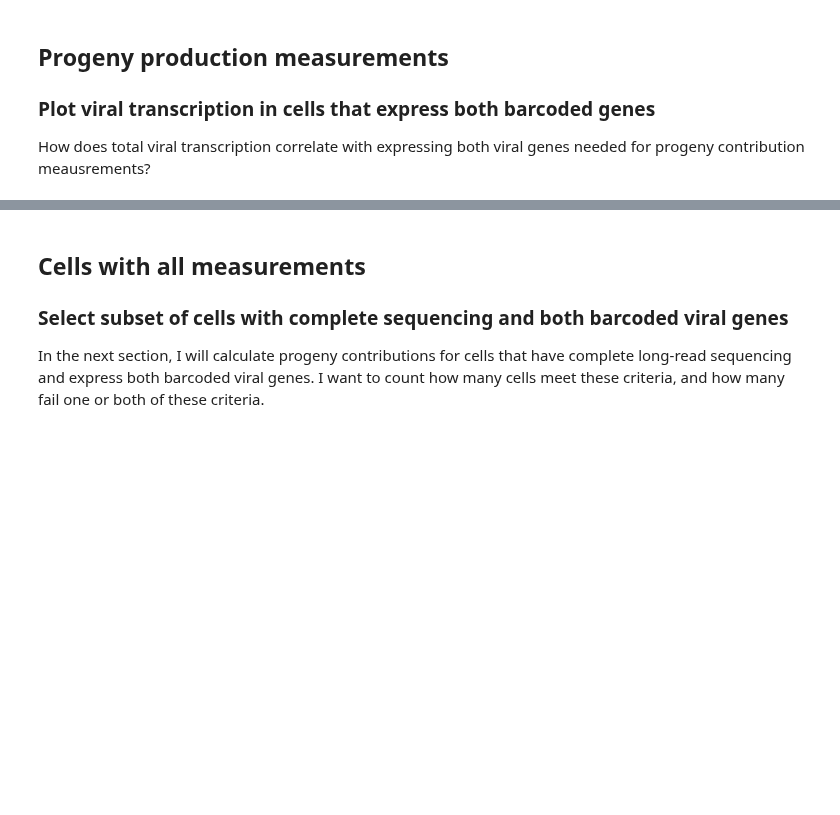
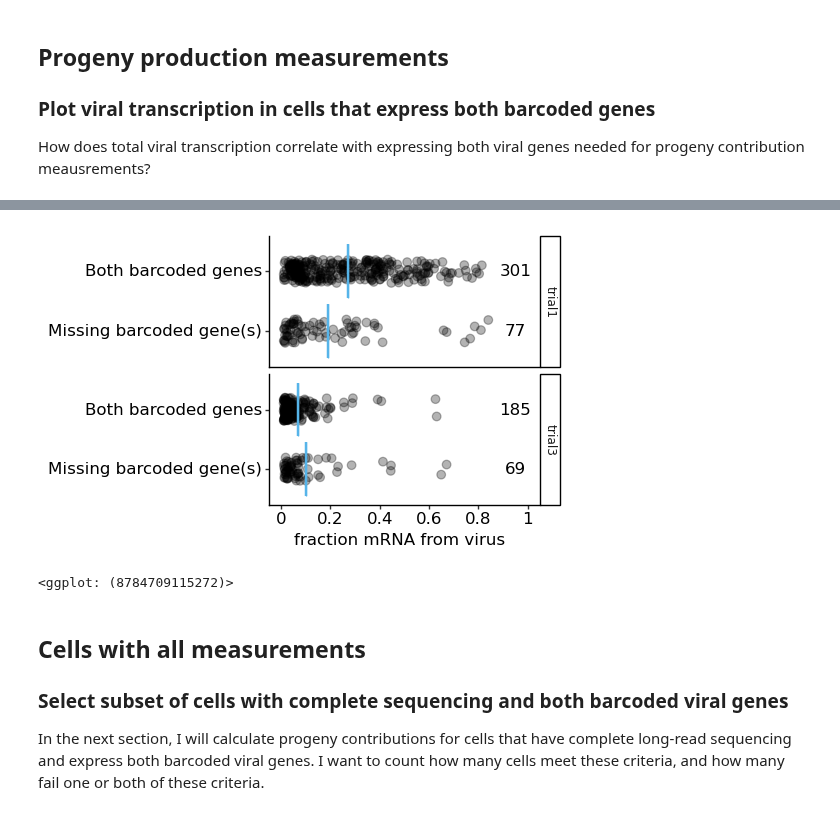
Before and after one commit to jbloomlab/barcoded_flu_pdmH1N1, a Jupyter notebook: final_analysis.py.ipynb, the cells around one changed output, grey strips where cells are left out. Cells and saved outputs as stored; diff of their text form; code cells hidden in the pictures; blank space fills up the shorter version.

```diff
--- a/final_analysis.py.ipynb
+++ b/final_analysis.py.ipynb
@@ -711,33 +775,37 @@ display(barcoded_cells)
 # %%
 barcoded_cells_file = figure_dir+'/'+'barcoded_cells_plot.svg'
 
 barcoded_cells_plot = (
     p9.ggplot(wt_infected_cells,
                p9.aes(x='all_barcoded_genes',
                       y='frac_viral_UMIs')) +
     p9.geom_jitter(alpha=0.3, size=3, width=0.2) +
     p9.stat_summary(fun_y=np.mean,
                     fun_ymin=np.mean,
                     fun_ymax=np.mean,
                     geom='crossbar',
                     width=0.9,
                     color=CBPALETTE[2]) +
-    p9.geom_text(data=wt_infected_cells.groupby('all_barcoded_genes').nunique().reset_index(),
-                 mapping=p9.aes(y=0.74,
+    p9.geom_text(data=wt_infected_cells.groupby(['sample','all_barcoded_genes']).nunique().reset_index(),
+                 mapping=p9.aes(y=0.95,
                                 label='cell_barcode'),
                  size=12) +
+    p9.facet_grid('sample~') +
     p9.coord_flip() +
     p9.labs(x='',
             y='fraction mRNA from virus') +
-    p9.scale_y_continuous(limits=[0,0.75], breaks=[0,0.25,0.5,0.75]) +
+    p9.scale_y_continuous(limits=[0,1], breaks=[0,0.2,0.4,0.6,0.8,1]) +
     p9.scale_x_discrete(labels=['Missing barcoded gene(s)', 'Both barcoded genes']) +
-    p9.theme(figure_size=(3.5, 1.75),
+    p9.theme(figure_size=(3.5, 3.5),
              plot_title=p9.element_text(size=12),
              axis_title=p9.element_text(size=12),
              axis_text=p9.element_text(size=12, color="black")))
 
 barcoded_cells_plot.save(filename = barcoded_cells_file)
 display(barcoded_cells_plot)
+# %% [output]
+[figure, added]
+<ggplot: (8784709115272)>
 # %% [markdown]
 ## Cells with all measurements
 ### Select subset of cells with complete sequencing and both barcoded viral genes
```
Also changed, not shown: parts of 16 cells of this notebook, 10 other files.
